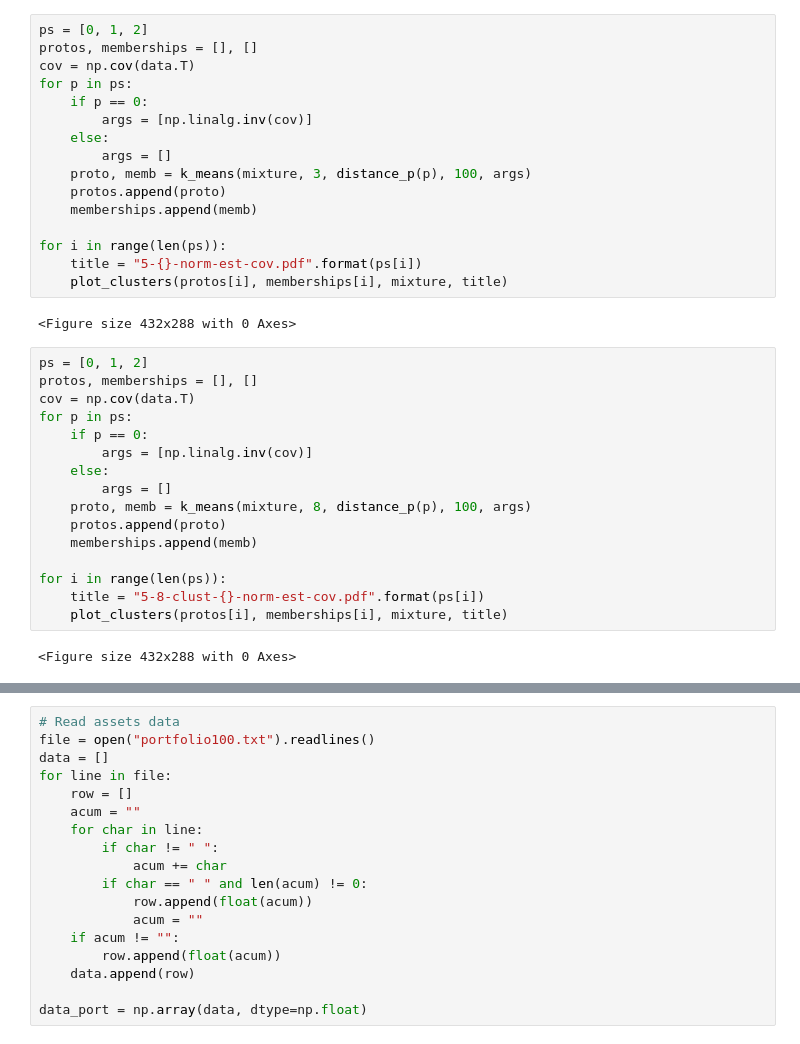
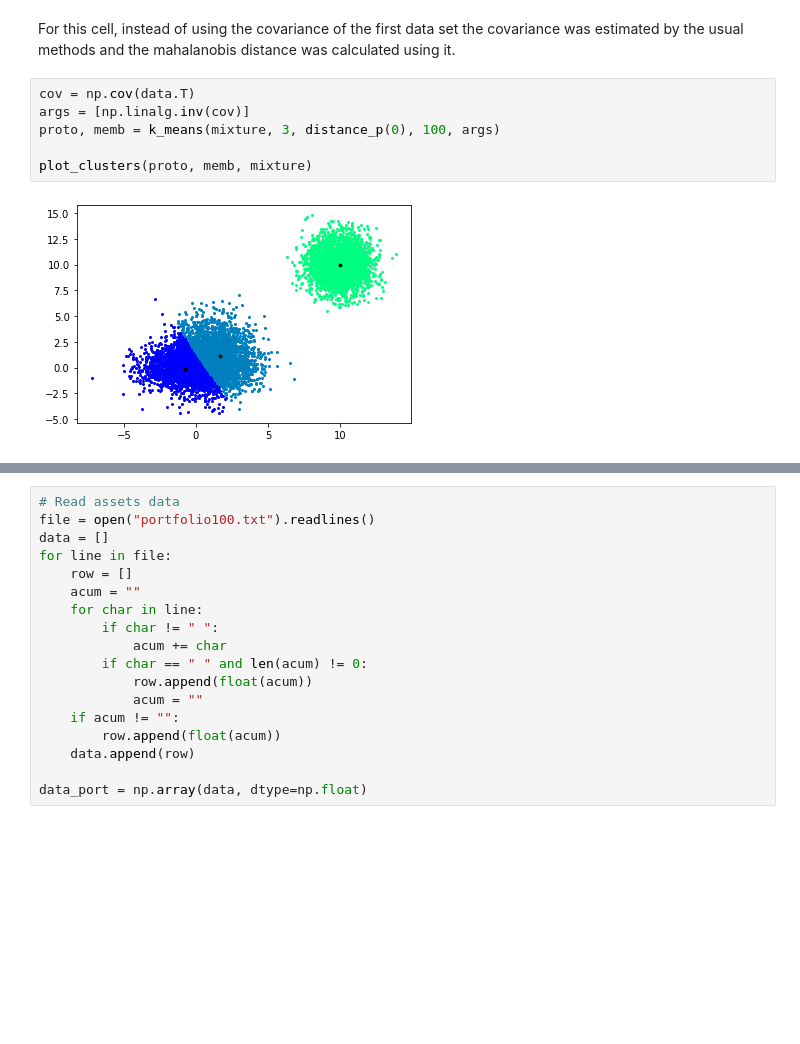
Before and after one commit to Daples/mathematical-engineering, a Jupyter notebook: 202/workshop-1.ipynb, the cells around one changed output, grey strips where cells are left out. Saved outputs shown, nothing was run; the diff lists cells and outputs as text; blank space fills up the shorter version.

```diff
--- a/202/workshop-1.ipynb
+++ b/202/workshop-1.ipynb
@@ -140,36 +192,10 @@ for i in range(len(ps)):
+# %% [markdown]
+For this cell, instead of using the covariance of the first data set the covariance was estimated by the usual methods and the mahalanobis distance was calculated using it.
 # %%
-ps = [0, 1, 2]
-protos, memberships = [], []
 cov = np.cov(data.T)
-for p in ps:
-    if p == 0:
-        args = [np.linalg.inv(cov)]
-    else:
-        args = []
-    proto, memb = k_means(mixture, 3, distance_p(p), 100, args)
-    protos.append(proto)
-    memberships.append(memb)
+args = [np.linalg.inv(cov)]
+proto, memb = k_means(mixture, 3, distance_p(0), 100, args)
 
-for i in range(len(ps)):
-    title = "5-{}-norm-est-cov.pdf".format(ps[i])
-    plot_clusters(protos[i], memberships[i], mixture, title)
+plot_clusters(proto, memb, mixture)
 # %% [output]
-<Figure size 432x288 with 0 Axes>
+[figure, added]
-# %%
-ps = [0, 1, 2]
-protos, memberships = [], []
-cov = np.cov(data.T)
-for p in ps:
-    if p == 0:
-        args = [np.linalg.inv(cov)]
-    else:
-        args = []
-    proto, memb = k_means(mixture, 8, distance_p(p), 100, args)
-    protos.append(proto)
-    memberships.append(memb)
-
-for i in range(len(ps)):
-    title = "5-8-clust-{}-norm-est-cov.pdf".format(ps[i])
-    plot_clusters(protos[i], memberships[i], mixture, title)
-# %% [output]
-<Figure size 432x288 with 0 Axes>
```
Also changed, not shown: parts of 71 cells of this notebook.
